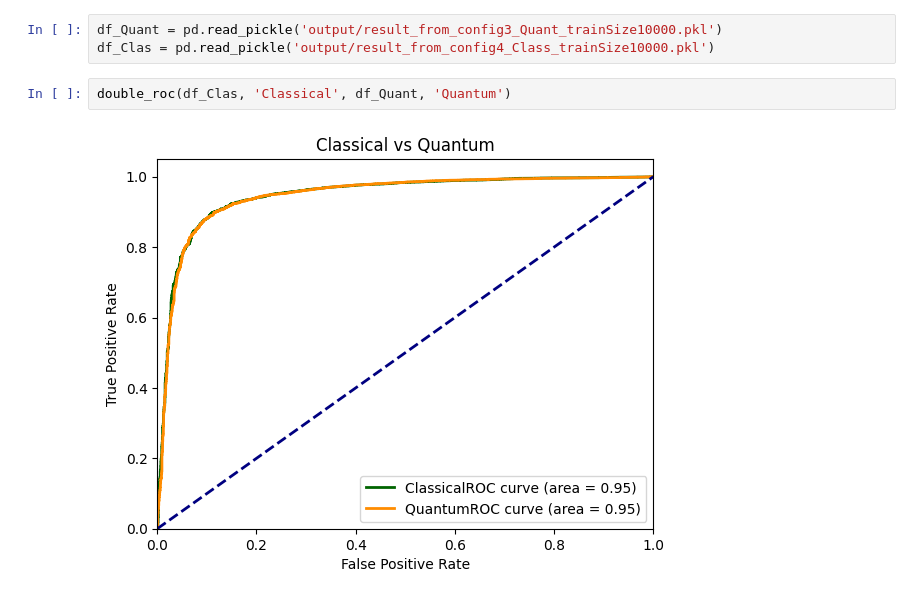
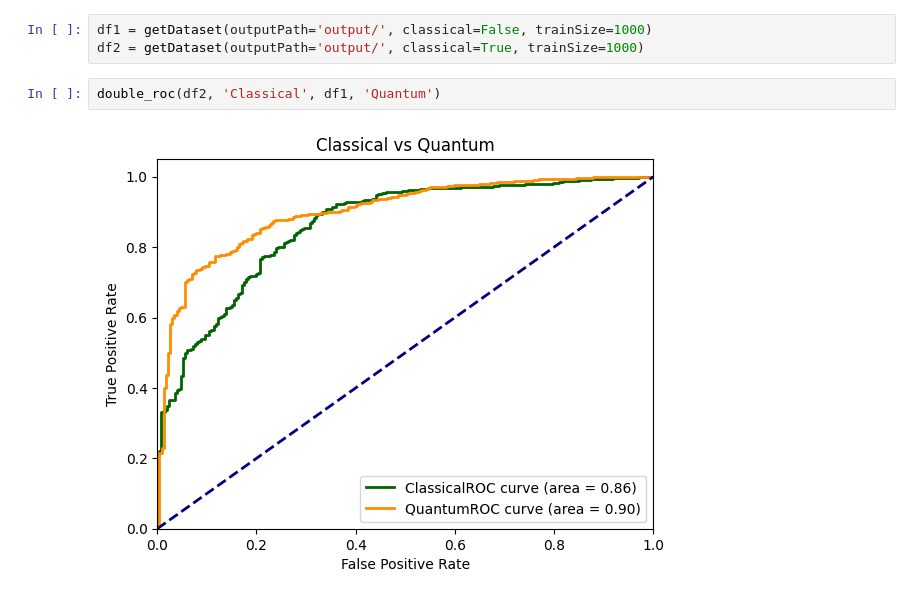
Before and after one commit to mhassans/galaxyMorphology, a Jupyter notebook: Plotting.ipynb, the cells around one changed output. Cells and saved outputs as stored; diff of their text form.

Commit message:
add functions for plotting

```diff
--- a/Plotting.ipynb
+++ b/Plotting.ipynb
@@ -80,7 +7,7 @@ def getDataset(Quant, trainSize):
-# %%
-df_Quant = pd.read_pickle('output/result_from_config3_Quant_trainSize10000.pkl')
-df_Clas = pd.read_pickle('output/result_from_config4_Class_trainSize10000.pkl')
+# %%
+df1 = getDataset(outputPath='output/', classical=False, trainSize=1000)
+df2 = getDataset(outputPath='output/', classical=True, trainSize=1000)
 # %%
-double_roc(df_Clas, 'Classical', df_Quant, 'Quantum')
+double_roc(df2, 'Classical', df1, 'Quantum')
 # %% [output]
-[figure, old version]
+[figure, new version]
```
Also changed, not shown: parts of 5 cells of this notebook, 1 other file.
